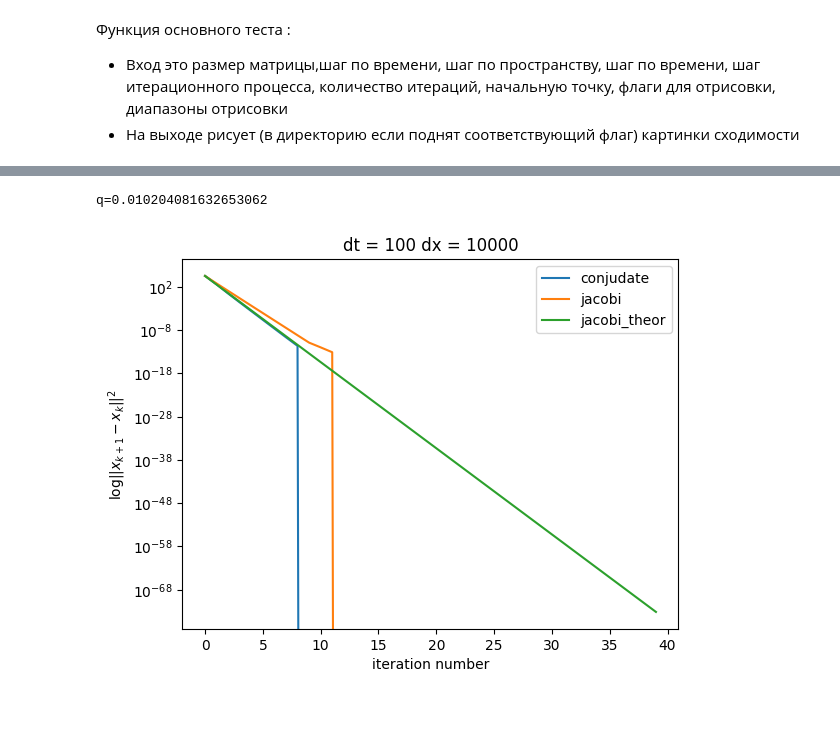
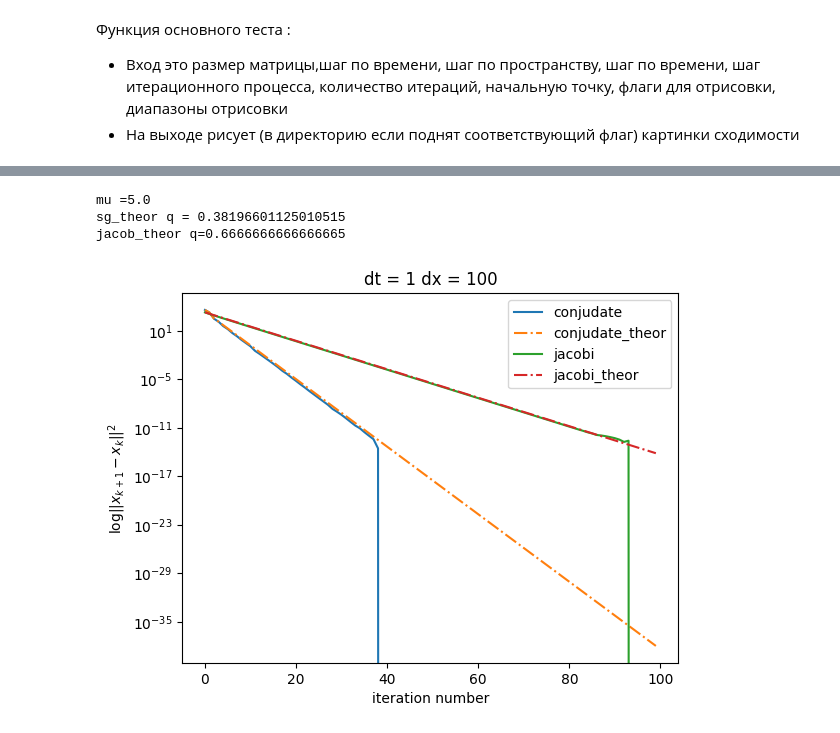
Before and after one commit to DegKir/solvers_test, a Jupyter notebook: half_implicit_methods_research.ipynb, the cells around one changed output, grey strips where cells are left out. Saved outputs shown, nothing was run; the diff lists cells and outputs as text; code cells hidden in the pictures.

```diff
--- a/half_implicit_methods_research.ipynb
+++ b/half_implicit_methods_research.ipynb
@@ -142,10 +154,10 @@ def jacobi_theor_method(start_point, matrix, right_part, iter_number, delta):
 - рисует пнг файл со сходимостями в директории
 # %%
-def logs_draw(logs, labels, dt, dx, method_step, write_flag, log_flag, start, end):
+def logs_draw(logs, labels,styles, dt, dx, method_step, write_flag, log_flag, start, end):
   for i in range(len(logs)):
     log=logs[i]
  #   mean_speed = np.mean(log[:-1]/log[1:])
-    plt.plot(range(len(log[start:end])), log[start:end], label=labels[i])
+    plt.plot(range(len(log[start:end])), log[start:end], label=labels[i],linestyle=styles[i])
 
   plt.title("dt = " + str(dt) + " dx = " + str(dx))
   plt.xlabel("iteration number")
@@ -169,16 +181,18 @@ def logs_draw(logs, labels, dt, dx, method_step, write_flag, log_flag, start, en
 Функция основного теста :
 - Вход это размер матрицы,шаг по времени, шаг по пространству, шаг по времени, шаг итерационного процесса, количество итераций, начальную точку, флаги для отрисовки, диапазоны отрисовки
 - На выходе рисует (в директорию если поднят соответствующий флаг) картинки сходимости
+# %%
+size = 100
 # %%
-def methods_test(method_step, start_point, right_part, size=100, dt=100, dx=10000, iter_number = 10000, write_flag = 0, log_flag = 0, start=0, end = 1000, g=10, H=1000 ):
+def methods_test(method_step, start_point, right_part, size=100, dt=1, dx=100, iter_number = 1000, write_flag = 0, log_flag = 0, start=0, end = 1000, g=10, H=1000 ):
   matrix = full_operator(size,dt,dx,g,H)
-#  mu = (1+4*g*H*dt/dx/dx)/(1-4*g*H*dt/dx/dx) # Число обусловленности
+  mu = (1+4*g*H*dt*dt/dx/dx) # Число обусловленности
+  print("mu ={}".format(mu))
   sg_log = sg_method(start_point, matrix, right_part, iter_number)
-#  sg_theor_log = sg_theoretical_method(start_point, matrix, right_part, iter_number, mu)
+  sg_theor_log = sg_theoretical_method(start_point, matrix, right_part, iter_number, mu)
   jacobi_log = jacobi_method(start_point, matrix,right_part, iter_number)
-  jacobi_theor_log = jacobi_theor_method(start_point, matrix, right_part, iter_number, delta = g*H*dt/dx/dx)
-  labels=["conjudate","jacobi","jacobi_theor"]
-  logs = [sg_log, jacobi_log, jacobi_theor_log]
-  logs_draw(logs, labels, dt, dx, method_step, write_flag, log_flag, start, end)
+  jacobi_theor_log = jacobi_theor_method(start_point, matrix, right_part, iter_number)
+  labels=["conjudate","conjudate_theor","jacobi","jacobi_theor"]
+  styles=["-","-.","-","-."]
+  logs = [sg_log,sg_theor_log, jacobi_log, jacobi_theor_log]
+  logs_draw(logs, labels,styles, dt, dx, method_step, write_flag, log_flag, start, end)
-# %%
-size = 3000
@@ -185,5 +213,7 @@ size = 3000
 # %%
-methods_test(method_step = 1, start_point = np.zeros(size), right_part = np.random.uniform(0.1, 1000, size), iter_number=40,write_flag = 0, log_flag = 1, end = 40, size = size)
+methods_test(method_step = 1, start_point = np.zeros(size), right_part = np.random.uniform(0.1, 1000, size), iter_number=100,write_flag = 0, log_flag = 1, end = 100, size = size)
 # %% [output]
-q=0.010204081632653062
+mu =5.0
+sg_theor q = 0.38196601125010515
+jacob_theor q=0.6666666666666665
-[figure, old version]
+[figure, new version]
```
Also changed, not shown: parts of 11 cells of this notebook.
